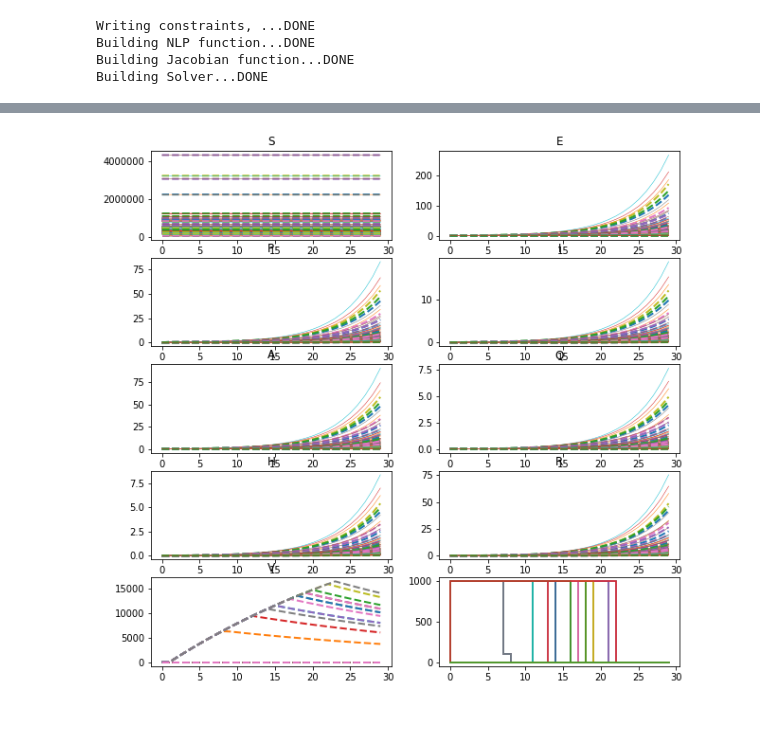
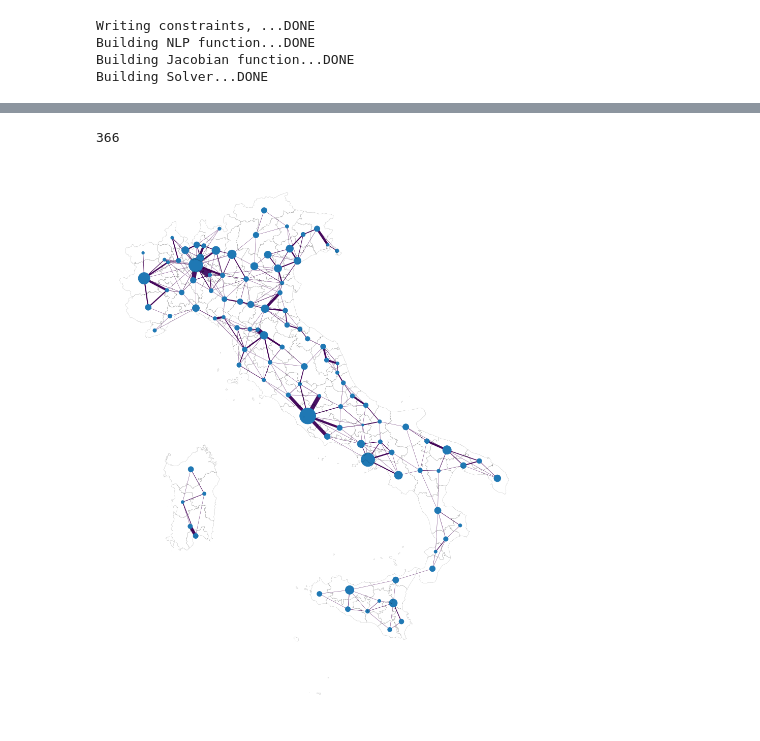
Before and after one commit to jcblemai/COVID-19_italy-vaccination-oc, a Jupyter notebook: ocp_trial-vector2-crtl-out-struct0.ipynb, the cells around one changed output, grey strips where cells are left out. Drawn from its saved outputs; the diff is of its cells as text; code cells hidden in the pictures.

```diff
--- a/ocp_trial-vector2-crtl-out-struct0.ipynb
+++ b/ocp_trial-vector2-crtl-out-struct0.ipynb
@@ -391,3 +395,5 @@ arg['p'] = Params()
 # arg['p']['cov',i,k] = np.random.random()**params(pnum)['r']
 
 arg['p']['p'] = pnum
+# %%
+arg['ubx']['u', :, :, 'v']  = 2000
@@ -398,4 +413,6 @@ arg['p']['p'] = pnum
 pnum[-3] = 1e8
 pnum[-2] = 0
 pnum[-1] = 1e-30
+pnum[-4] = 1/(9*30)  #gammaV
 arg['p']['p'] = pnum
+arg['x0'] = init
@@ -438,7 +433,7 @@ Vaccines stockpile:
 import matplotlib.pyplot as plt
 fig, axes = plt.subplots(2,5, figsize = (20,10))
 node = 1
-til =  30#-1
+til =  T
 
 for i, st in enumerate(states_list):
     axes.flat[i].plot(np.array(ca.veccat(*opt['x',node,:til,st])),
@@ -457,17 +450,16 @@ axes.flat[-1].step(np.array(ca.veccat(ca.veccat(*opt['u',node,:til,'v']))),#,opt
 import matplotlib.pyplot as plt
 fig, axes = plt.subplots(5,2, figsize = (10,10))
 node = 1
-til = 30 # -1
+til =  -1
 
 for i, st in enumerate(states_list):
     for k in range(M):
         axes.flat[i].plot(np.array(ca.veccat(*opt['x',k,:til,st])),
                    lw = 2, ls = '--')
-        if st != 'V':
-            axes.flat[i].plot(np.array(integ_matlab.T[k+107*i,:til].T),
-                   lw = .5)
+        #if st != 'V':
+        #    axes.flat[i].plot(np.array(integ_matlab.T[k+107*i,:til].T),
+        #           lw = .5)
         axes.flat[i].set_title(st);
-        axes.flat[-1].step(np.arange(til),
-            np.array(ca.veccat(ca.veccat(*opt['u',k,:til,'v']))))
+        axes.flat[-1].step(np.arange(len(np.array(ca.veccat(ca.veccat(*opt['u',k,:til,'v']))))),
+                                         np.array(ca.veccat(ca.veccat(*opt['u',k,:til,'v'])))
+                          )
-# %% [output]
-[figure, removed]
@@ -473,0 +498,32 @@ for i, st in enumerate(states_list):
+# %%
+G.number_of_edges()
+# %% [output]
+366
+# %%
+fig, ax = plt.subplots(1,1,figsize=(20, 20))
+
+
+networkx.draw(G,
+         G.position,
+         node_size=1000/max(s.pop_node) * np.array([G.population[v] for v in G]),
+          #node_color=[float(G.degree(v)) for v in G],
+          #node_color=[G.population[v] for v in G],
+          #node_color=[G.epi[v]['vacc'] for v in G],
+          width = 200* np.array([max(a['weight'],0.002) for u,v,a in G.edges(data=True)]),
+          edge_color=10* np.array([a['weight'] for u,v,a in G.edges(data=True)]),
+          edge_cmap = mpl.cm.viridis,
+          ax = ax,
+         with_labels=False
+       )
+
+#     # scale the axes equally
+#plt.xlim(min(s.pos_node[:,0]) - 100000, max(s.pos_node[:,0])+ 100000)
+#plt.ylim(min(s.pos_node[:,1]) - 100000, max(s.pos_node[:,1])+ 100000)
+
+#s.shp.plot(ax = ax, column='' cmap='OrRd', facecolor="none", edgecolor="black")
+
+s.shp.boundary.plot(ax = ax,  edgecolor="black", linewidth = .11)
+
+plt.draw()
+# %% [output]
+[figure, added]
```
Also changed, not shown: parts of 18 cells of this notebook, 3 other files.
